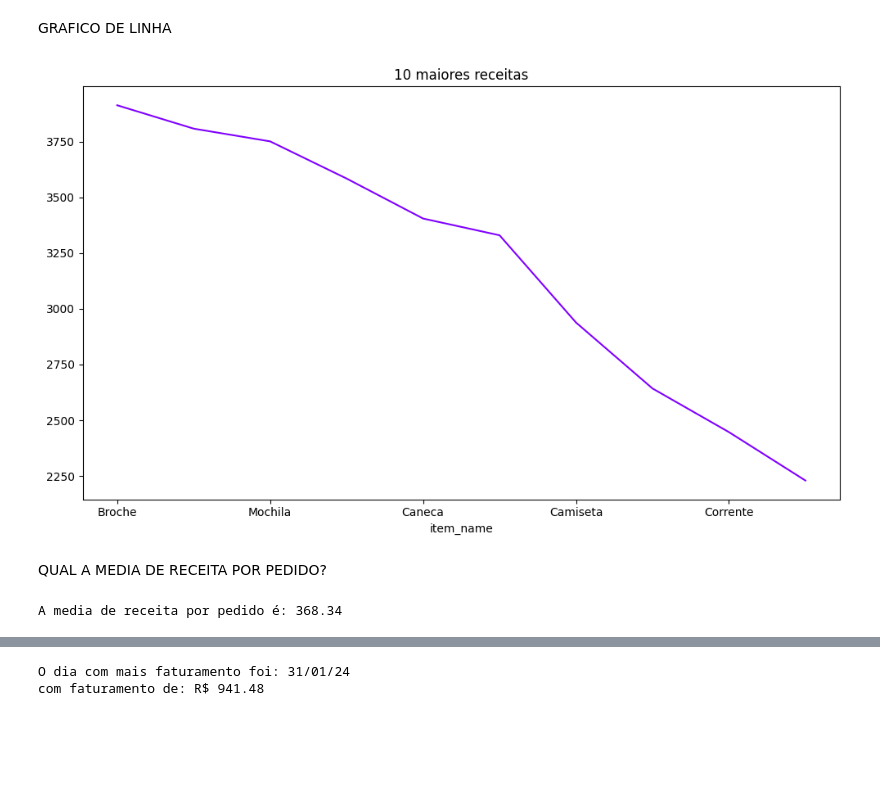
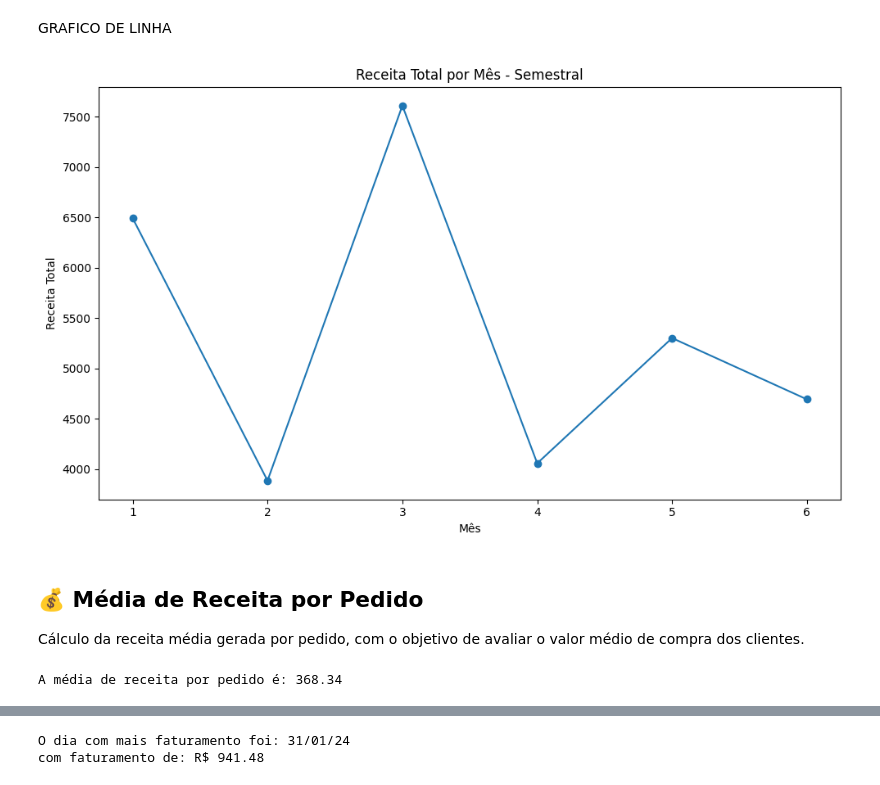
Before and after one commit to FernandaMorello/data-analysis-vendas, a Jupyter notebook: notebooks/analysis.ipynb, the cells around one changed output, grey strips where cells are left out. Drawn from its saved outputs; the diff is of its cells as text; code cells hidden in the pictures; blank space fills up the shorter version.

```diff
--- a/notebooks/analysis.ipynb
+++ b/notebooks/analysis.ipynb
@@ -225,24 +286,43 @@ fig.savefig("../outputs/figures/best_sellers_pie.png")
 # %% [markdown]
 GRAFICO DE LINHA
 # %%
-ax = best_revenue.head(10).plot(
+# Garantindo que a coluna de data está no formato datetime
+df["order_date"] = pd.to_datetime(df["order_date"])
+
+# Criando coluna de mês
+df["order_month"] = df["order_date"].dt.month
+
+# Agrupando a receita por mês
+revenue_by_month = df.groupby("order_month")["revenue"].sum()
+
+# Plotando o gráfico
+ax = revenue_by_month.plot(
     kind="line",
-    title="10 maiores receitas",
-    colormap="rainbow",
-    figsize=(10,6)
+    title="Receita Total por Mês - Semestral",
+    figsize=(10, 6),
+    marker="o"
 )
 
-# Salvar a figura
+ax.set_xlabel("Mês")
+ax.set_ylabel("Receita Total")
+
+# Salvando a figura
 fig = ax.get_figure()
-fig.tight_layout()  # ajusta layout para não cortar título ou rótulos
-fig.savefig("../outputs/figures/best_revenue_line.png")
+fig.tight_layout()
+fig.savefig("../outputs/figures/revenue_by_month.png", dpi=300, bbox_inches="tight")
 # %% [output]
-[figure, old version]
+[figure, new version]
 # %% [markdown]
-QUAL A MEDIA DE RECEITA POR PEDIDO?
+## 💰 Média de Receita por Pedido
+
+Cálculo da receita média gerada por pedido, com o objetivo de avaliar o valor médio de compra dos clientes.
 # %%
-revenue_order_mean = df.groupby("order_id").sum()["revenue"].mean()
-print("A media de receita por pedido é:", round(revenue_order_mean, 2))
-#round delimita as casas decimais para 2
+revenue_order_mean = (
+    df.groupby("order_id")["revenue"]
+      .sum()
+      .mean()
+)
+
+print("A média de receita por pedido é:", round(revenue_order_mean, 2))
 # %% [output]
-A media de receita por pedido é: 368.34
+A média de receita por pedido é: 368.34
```
Also changed, not shown: parts of 27 cells of this notebook, 5 other files.
